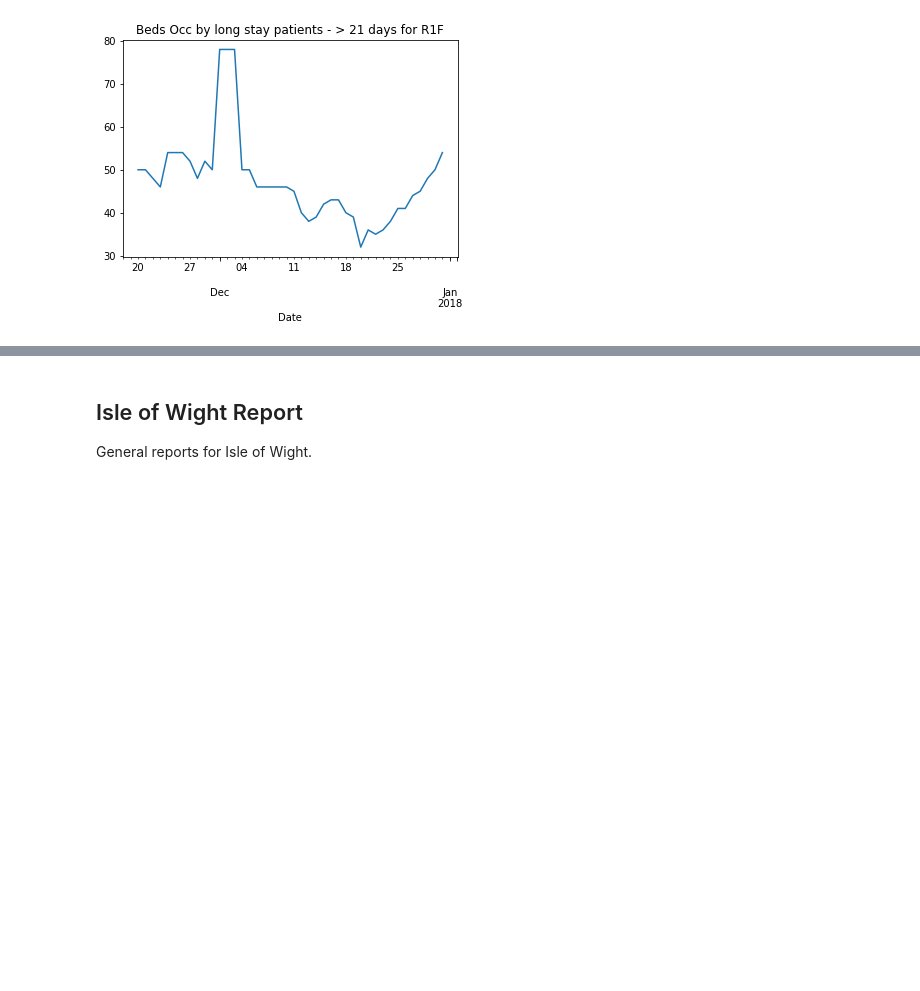
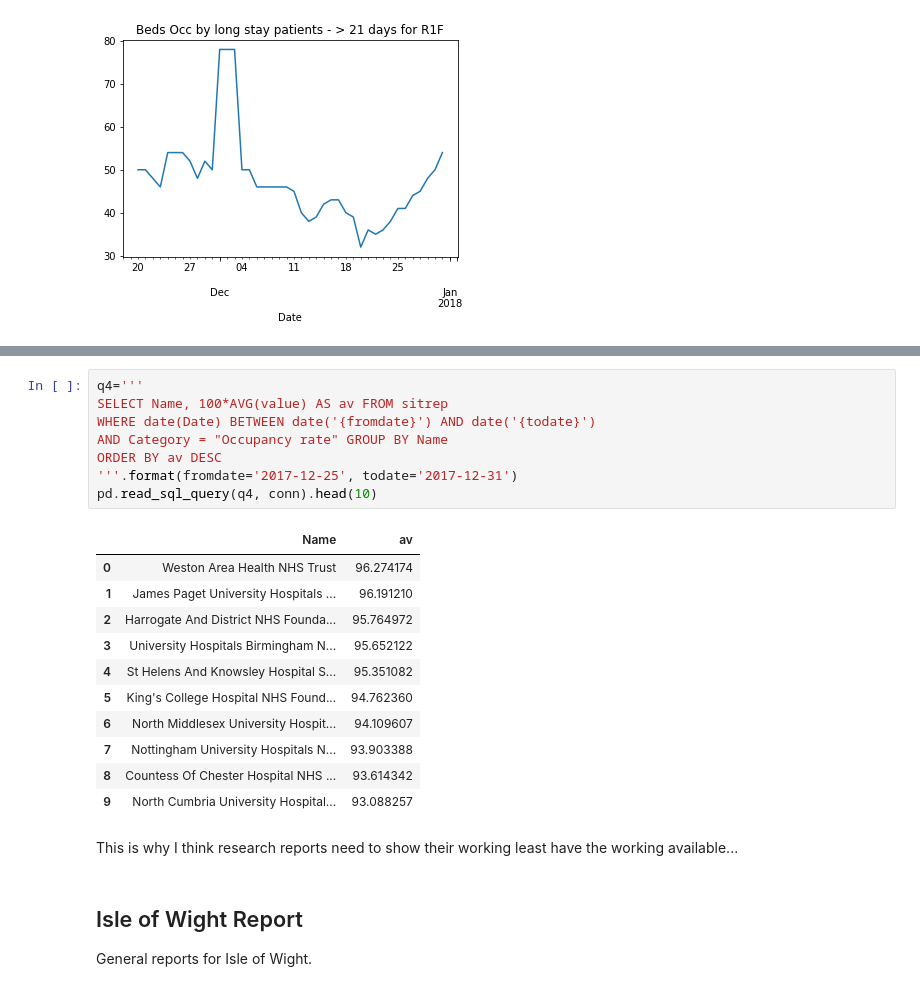
Before and after one commit to psychemedia/openHealthDataDoodles, a Jupyter notebook: notebooks/Winter_SitRep.ipynb, the cells around one changed output, grey strips where cells are left out. Drawn from its saved outputs; the diff is of its cells as text; blank space fills up the shorter version.

```diff
--- a/notebooks/Winter_SitRep.ipynb
+++ b/notebooks/Winter_SitRep.ipynb
@@ -317,3 +421,25 @@ timeSeriesSelectPlot(report,reportname,category='> 21 days',code='R1F')
+# %%
+q4='''
+SELECT Name, 100*AVG(value) AS av FROM sitrep
+WHERE date(Date) BETWEEN date('{fromdate}') AND date('{todate}')
+AND Category = "Occupancy rate" GROUP BY Name
+ORDER BY av DESC
+'''.format(fromdate='2017-12-25', todate='2017-12-31')
+pd.read_sql_query(q4, conn).head(10)
+# %% [output]
+|  | Name | av |
+| 0 | Weston Area Health NHS Trust | 96.274174 |
+| 1 | James Paget University Hospitals ... | 96.191210 |
+| 2 | Harrogate And District NHS Founda... | 95.764972 |
+| 3 | University Hospitals Birmingham N... | 95.652122 |
+| 4 | St Helens And Knowsley Hospital S... | 95.351082 |
+| 5 | King's College Hospital NHS Found... | 94.762360 |
+| 6 | North Middlesex University Hospit... | 94.109607 |
+| 7 | Nottingham University Hospitals N... | 93.903388 |
+| 8 | Countess Of Chester Hospital NHS ... | 93.614342 |
+| 9 | North Cumbria University Hospital... | 93.088257 |
+# %% [markdown]
+This is why I think research reports need to show their working least have the working available...
 # %% [markdown]
 ## Isle of Wight Report
 
```
Also changed, not shown: parts of 15 cells of this notebook.
